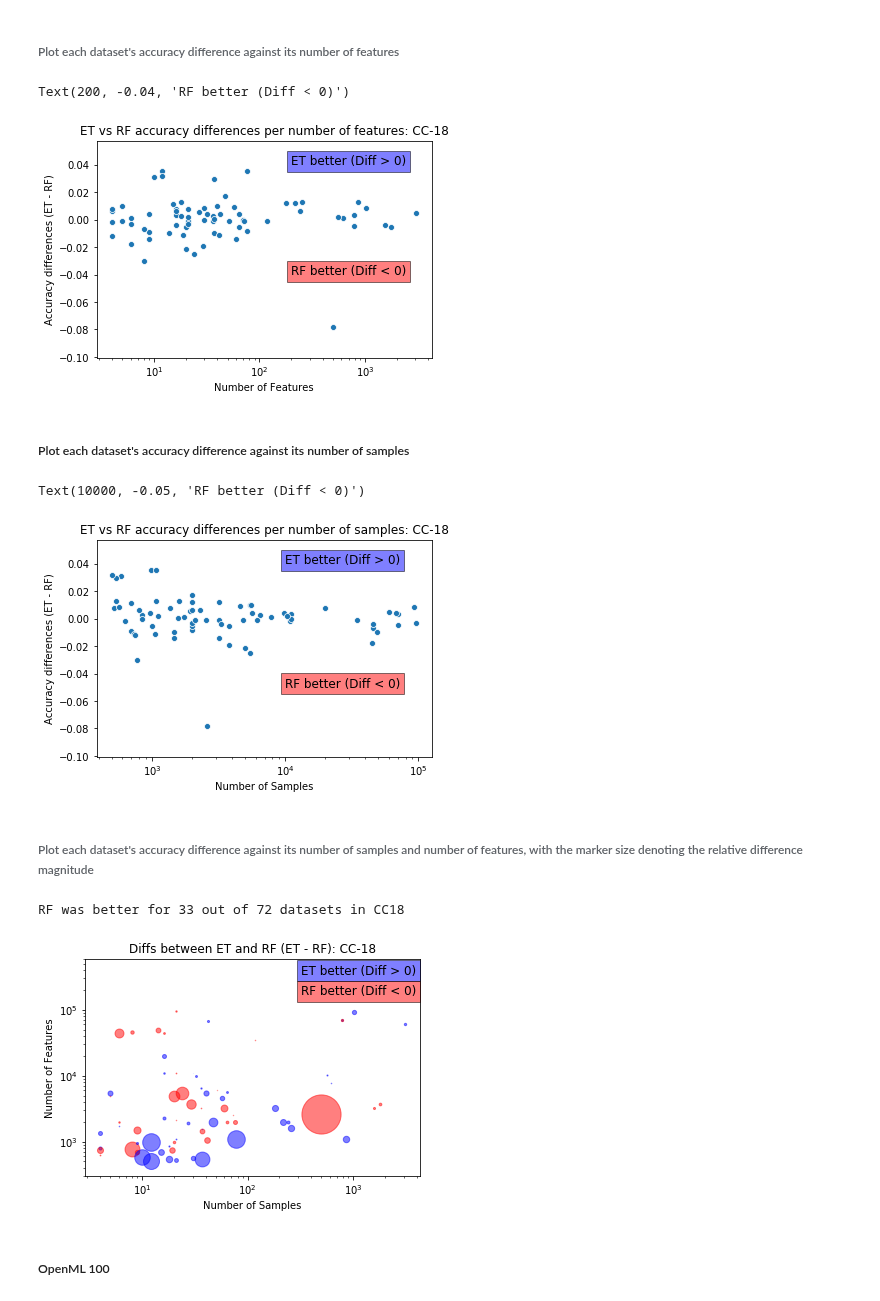
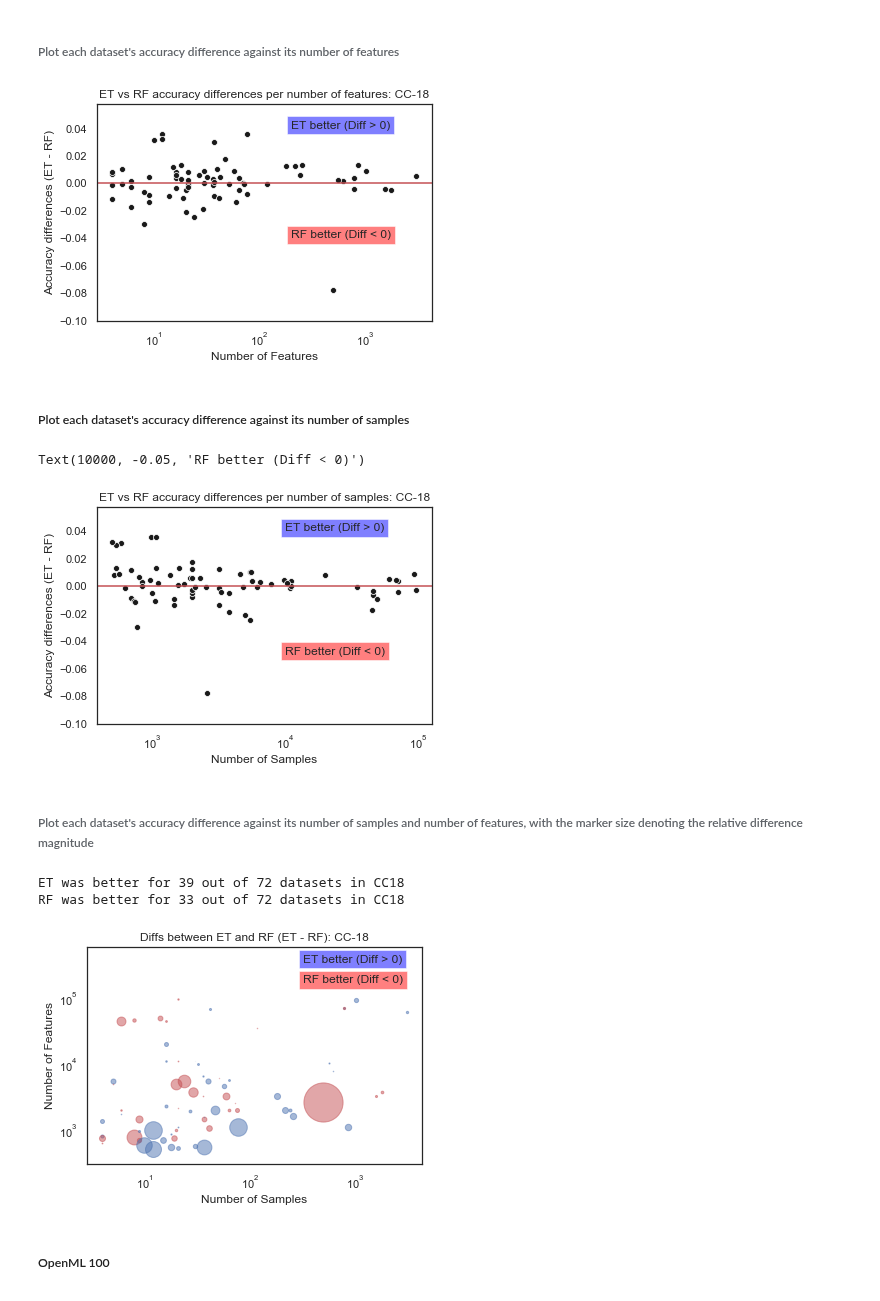
Before and after one commit to NeuroDataDesign/tealeaf, a Jupyter notebook: suyeon/code/RandomForest_ExtraTrees_Compare_Tutorial.ipynb, the cells around one changed output. Cells and saved outputs as stored; diff of their text form; code cells hidden in the pictures.

Commit message:
update tutorial notebook with figure adjustments

```diff
--- a/suyeon/code/RandomForest_ExtraTrees_Compare_Tutorial.ipynb
+++ b/suyeon/code/RandomForest_ExtraTrees_Compare_Tutorial.ipynb
@@ -267,30 +267,36 @@ n_samples_CC18 = np.vstack((n_samples_CC18, acc_diffs_CC18))
 ###### Plot each dataset's accuracy difference against its number of features
 # %%
 plt.figure()
-sns.scatterplot(n_features_CC18[:][0],n_features_CC18[:][1])
+sns.scatterplot(n_features_CC18[:][0],n_features_CC18[:][1],color='k')
+plt.axhline(y=0, color='r', linestyle='-')
 plt.xlabel('Number of Features')
 plt.ylabel('Accuracy differences (ET - RF)')
 plt.xscale('log')
 plt.title('ET vs RF accuracy differences per number of features: CC-18')
 plt.text(200, 0.04, "ET better (Diff > 0)", fontsize=12, bbox=dict(facecolor='blue', alpha=0.5))
 plt.text(200, -0.04, "RF better (Diff < 0)", fontsize=12, bbox=dict(facecolor='red', alpha=0.5))
+
+# plt.figure()
+sns.set(style="white")
+# # tips = sns.load_dataset("tips")
+# g = sns.jointplot('Number of Features','Accuracy differences (ET - RF)', data=n_features_CC18, kind="reg")
 # %% [output]
-Text(200, -0.04, 'RF better (Diff < 0)')
-[figure, old version]
+[figure, new version]
 # %% [markdown]
 ##### Plot each dataset's accuracy difference against its number of samples
 # %%
 plt.figure()
-sns.scatterplot(n_samples_CC18[:][0],n_samples_CC18[:][1])
+sns.scatterplot(n_samples_CC18[:][0],n_samples_CC18[:][1],color='k')
 plt.xlabel('Number of Samples')
 plt.ylabel('Accuracy differences (ET - RF)')
 plt.xscale('log')
+plt.axhline(y=0, color='r', linestyle='-')
 plt.title('ET vs RF accuracy differences per number of samples: CC-18')
 plt.text(10000, 0.04, "ET better (Diff > 0)", fontsize=12, bbox=dict(facecolor='blue', alpha=0.5))
 plt.text(10000, -0.05, "RF better (Diff < 0)", fontsize=12, bbox=dict(facecolor='red', alpha=0.5))
 # %% [output]
 Text(10000, -0.05, 'RF better (Diff < 0)')
-[figure, old version]
+[figure, new version]
 # %% [markdown]
 ###### Plot each dataset's accuracy difference against its number of samples and number of features, with the marker size denoting the relative difference magnitude
 # %%
@@ -312,10 +318,12 @@ plt.title('Diffs between ET and RF (ET - RF): CC-18')
 plt.text(320, 350000, "ET better (Diff > 0)", fontsize=12, bbox=dict(facecolor='blue', alpha=0.5))
 plt.text(320, 170000, "RF better (Diff < 0)", fontsize=12, bbox=dict(facecolor='red', alpha=0.5))
 
+print('ET was better for ' + str(72-red_CC18) + ' out of 72 datasets in CC18')
 print('RF was better for ' + str(red_CC18) + ' out of 72 datasets in CC18')
 # %% [output]
+ET was better for 39 out of 72 datasets in CC18
 RF was better for 33 out of 72 datasets in CC18
-[figure, old version]
+[figure, new version]
 # %% [markdown]
 ##### OpenML 100
 # %% [markdown]
```
Also changed, not shown: parts of 21 cells of this notebook.
